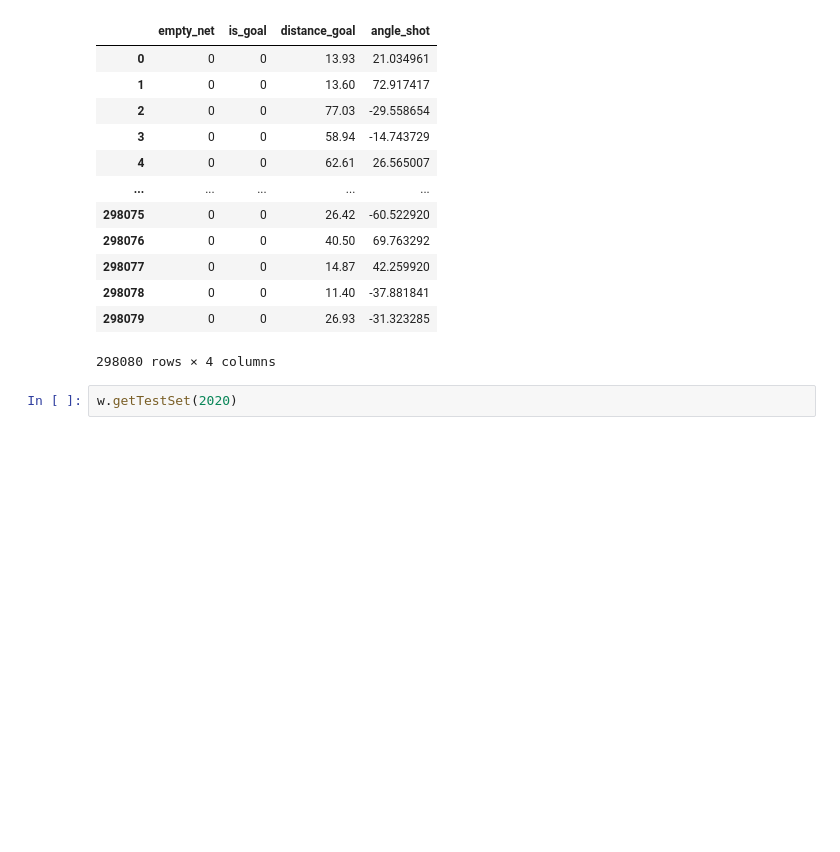
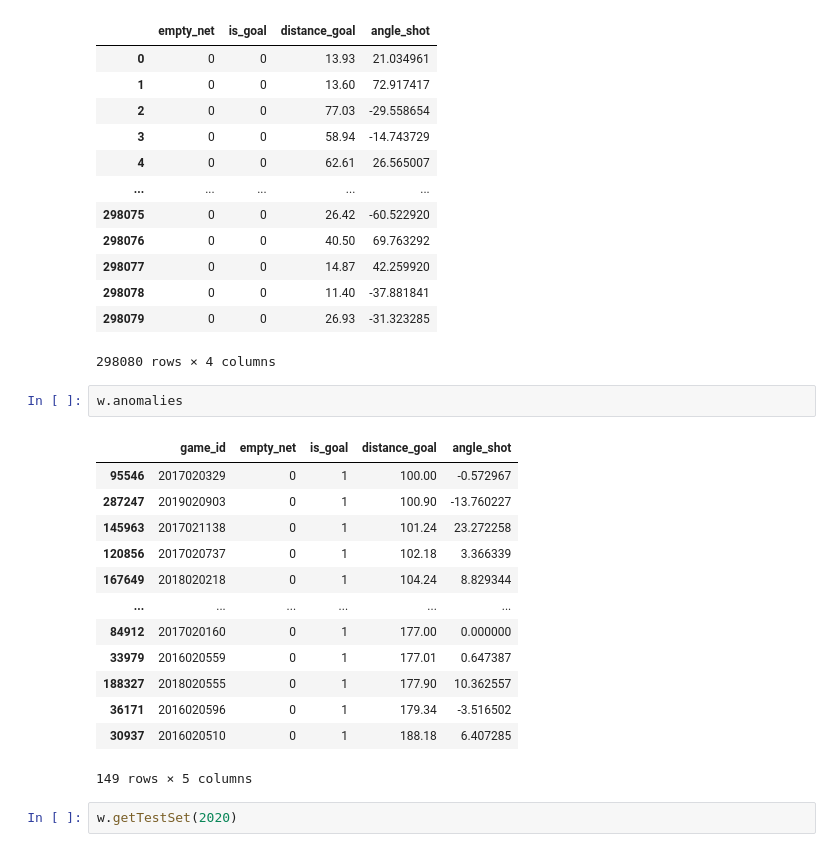
Before and after one commit to Jay-D13/IFT6758-A5-NHL, a Jupyter notebook: notebooks/Milestone2/2 - Features.ipynb, the cells around one changed output. Saved outputs shown, nothing was run; the diff lists cells and outputs as text; blank space fills up the shorter version.

```diff
--- a/notebooks/Milestone2/2 - Features.ipynb
+++ b/notebooks/Milestone2/2 - Features.ipynb
@@ -57,6 +57,22 @@ df
 | 298078 | 0 | 0 | 11.40 | -37.881841 |
 | 298079 | 0 | 0 | 26.93 | -31.323285 |
 298080 rows × 4 columns
+# %%
+w.anomalies
+# %% [output]
+|  | game_id | empty_net | is_goal | distance_goal | angle_shot |
+| 95546 | 2017020329 | 0 | 1 | 100.00 | -0.572967 |
+| 287247 | 2019020903 | 0 | 1 | 100.90 | -13.760227 |
+| 145963 | 2017021138 | 0 | 1 | 101.24 | 23.272258 |
+| 120856 | 2017020737 | 0 | 1 | 102.18 | 3.366339 |
+| 167649 | 2018020218 | 0 | 1 | 104.24 | 8.829344 |
+| ... | ... | ... | ... | ... | ... |
+| 84912 | 2017020160 | 0 | 1 | 177.00 | 0.000000 |
+| 33979 | 2016020559 | 0 | 1 | 177.01 | 0.647387 |
+| 188327 | 2018020555 | 0 | 1 | 177.90 | 10.362557 |
+| 36171 | 2016020596 | 0 | 1 | 179.34 | -3.516502 |
+| 30937 | 2016020510 | 0 | 1 | 188.18 | 6.407285 |
+149 rows × 5 columns
 # %%
 w.getTestSet(2020)
 # %% [output]
```
Also changed, not shown: parts of 3 cells of this notebook, 1 other file.
